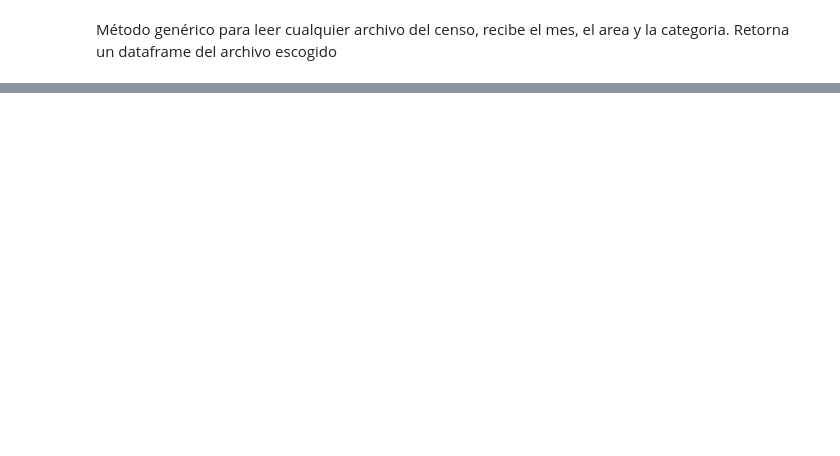
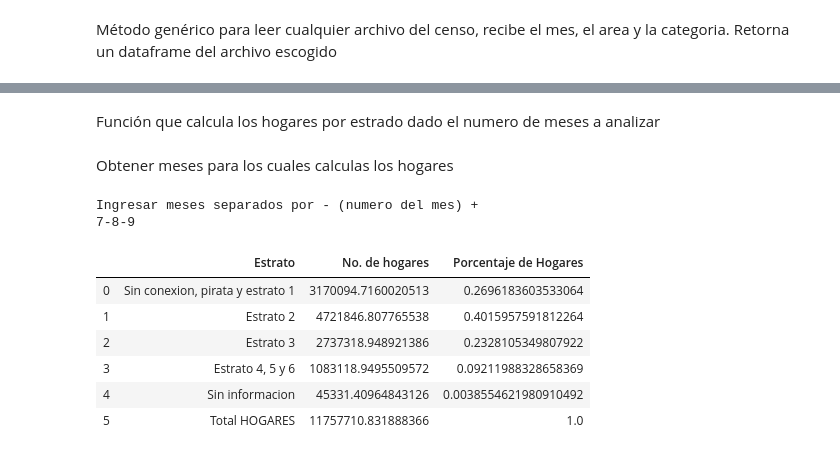
Before and after one commit to jcmontoyar/CUSO2020, a Jupyter notebook: CUSO_Reader.ipynb, the cells around one changed output, grey strips where cells are left out. Cells and saved outputs as stored; diff of their text form; code cells hidden in the pictures; blank space fills up the shorter version.

```diff
--- a/CUSO_Reader.ipynb
+++ b/CUSO_Reader.ipynb
@@ -80,0 +154,2 @@ HTTPError: HTTP Error 404: Not Found
+# %% [markdown]
+Función que calcula los hogares por estrado dado el numero de meses a analizar
@@ -80,0 +206,44 @@ HTTPError: HTTP Error 404: Not Found
+# %% [markdown]
+Obtener meses para los cuales calculas los hogares
+# %%
+mesesTabla1 = input('Ingresar meses separados por - (numero del mes) \n')
+# %% [output]
+Ingresar meses separados por - (numero del mes) +
+7-8-9
+# %%
+mesesTabla1 = mesesTabla1.split('-')
+# %%
+# Array con los estratos
+estratos = ['Sin conexion, pirata y estrato 1', 'Estrato 2', 'Estrato 3', 'Estrato 4, 5 y 6','Sin informacion']
+
+estratosTabla = estratos
+estratosTabla.append('Total HOGARES')
+
+numHogares = [0,0,0,0,0,0]
+for i in mesesTabla1:
+    dfVivienda =dfs[int(i)-1]
+    dfGen =dfCaracteristicasGen[int(i)-1]
+    joined = pd.merge(dfGen, dfVivienda, on=['DIRECTORIO','SECUENCIA_P'], how='outer')
+    numHogares = np.add(numHogares, calculateNumberOfHogaresByEstrato(joined, len(mesesTabla1)))
+
+porcentajeHogares = [0,0,0,0,0,0]
+for i in range(len(porcentajeHogares)):
+    porcentajeHogares[i] = numHogares[i]/numHogares[5]
+
+dataTabla = {'Estrato':  estratosTabla,
+        'No. de hogares': numHogares,
+        'Porcentaje de Hogares': porcentajeHogares,
+        }
+
+tabla = pd.DataFrame(dataTabla, columns = ['Estrato' ,'No. de hogares','Porcentaje de Hogares'])
+tabla['Porcentaje de Hogares'] = tabla['Porcentaje de Hogares'].astype(str)
+tabla['No. de hogares'] = tabla['No. de hogares'].astype(str)
+tabla
+# %% [output]
+|  | Estrato | No. de hogares | Porcentaje de Hogares |
+| 0 | Sin conexion, pirata y estrato 1 | 3170094.7160020513 | 0.2696183603533064 |
+| 1 | Estrato 2 | 4721846.807765538 | 0.4015957591812264 |
+| 2 | Estrato 3 | 2737318.948921386 | 0.2328105349807922 |
+| 3 | Estrato 4, 5 y 6 | 1083118.9495509572 | 0.09211988328658369 |
+| 4 | Sin informacion | 45331.40964843126 | 0.0038554621980910492 |
+| 5 | Total HOGARES | 11757710.831888366 | 1.0 |
```
Also changed, not shown: parts of 29 cells of this notebook, 1 other file.
